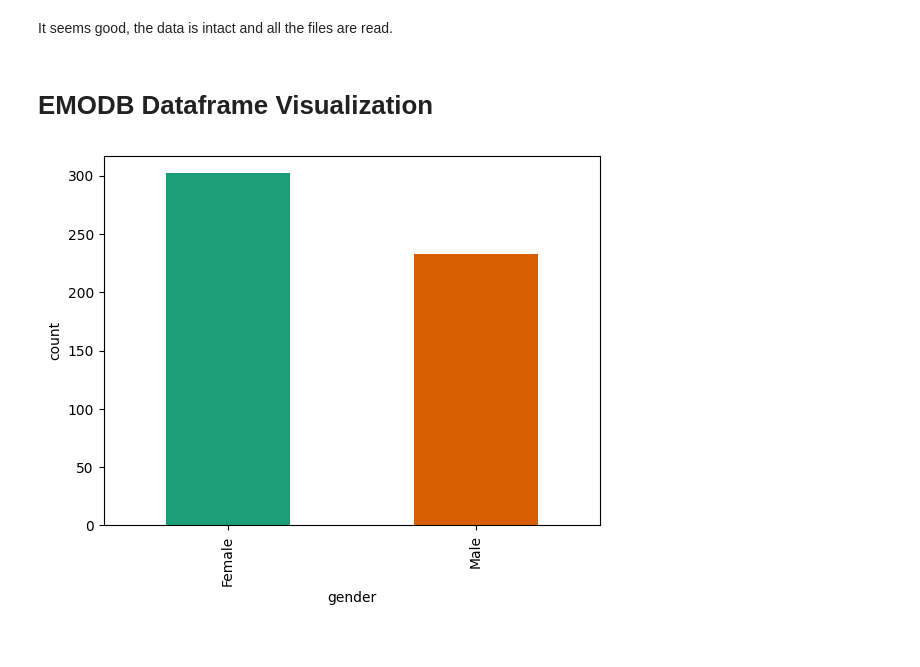
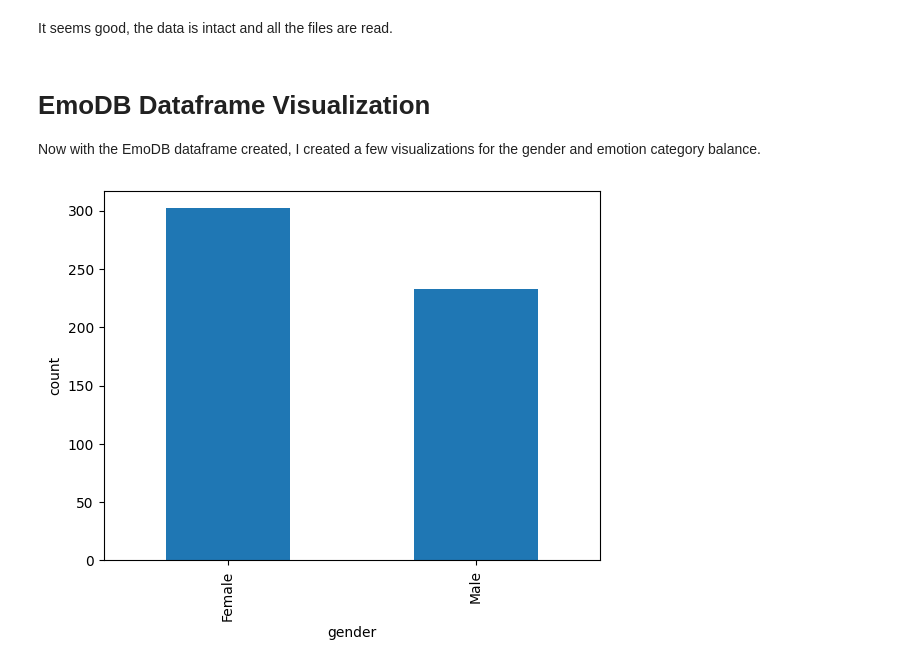
Before and after one commit to manideepvangari/Week-2_Data_Preprocessing, a Jupyter notebook: Week_2_Data_Preprocessing.ipynb, the cells around one changed output. Drawn from its saved outputs; the diff is of its cells as text; code cells hidden in the pictures.

```diff
--- a/Week_2_Data_Preprocessing.ipynb
+++ b/Week_2_Data_Preprocessing.ipynb
@@ -1133,14 +1133,16 @@ emodb_dataframe
 535 rows × 4 columns
 # %% [markdown]
 It seems good, the data is intact and all the files are read.
-# %% [markdown]
-# **EMODB Dataframe Visualization**
+# %% [markdown]
+# **EmoDB Dataframe Visualization**
+
+Now with the EmoDB dataframe created, I created a few visualizations for the gender and emotion category balance.
 # %%
 import matplotlib.pyplot as py
 import seaborn as sea
 
-emodb_dataframe.groupby('gender').size().plot(kind='bar', stacked=True, color=sea.color_palette('Dark2'))
+emodb_dataframe.groupby('gender').size().plot(kind='bar', stacked=True)
 py.ylabel('count')
 py.show()
 # %% [output]
-[figure, old version]
+[figure, new version]
```
Also changed, not shown: parts of 7 cells of this notebook.
